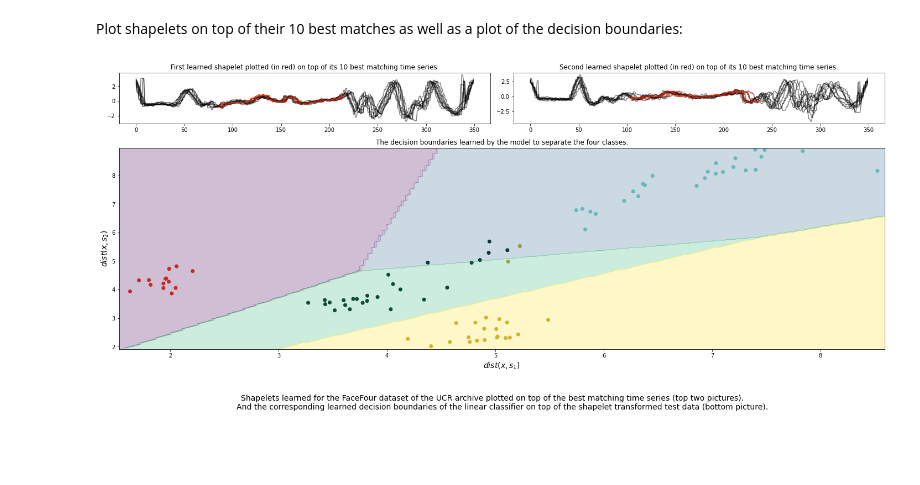
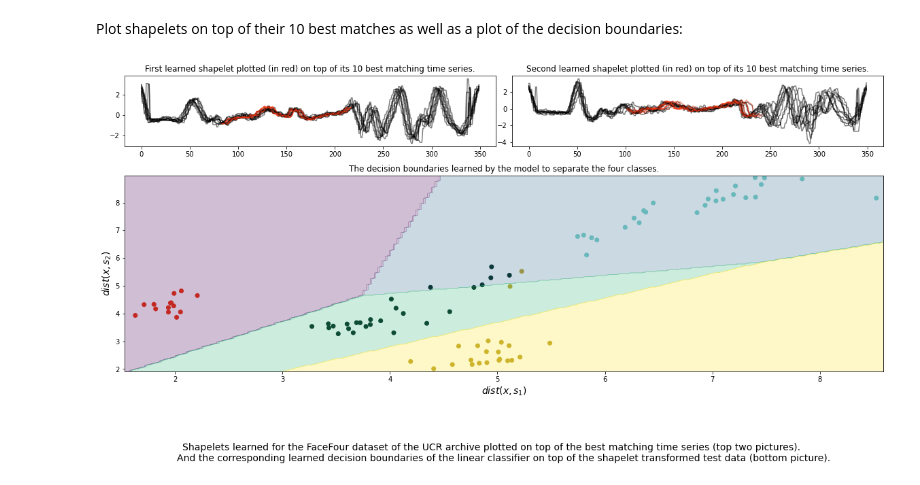
Before and after one commit to benibaeumle/Learning-Shapelets, a Jupyter notebook: demo/demo.ipynb, the cells around one changed output. Cells and saved outputs as stored; diff of their text form; code cells hidden in the pictures; blank space fills up the shorter version.

Commit message:
fix alignment of plots in demo.

```diff
--- a/demo/demo.ipynb
+++ b/demo/demo.ipynb
@@ -176,8 +176,7 @@ Parts of the code here are taken from [here](https://tslearn.readthedocs.io/en/s
 # %%
 def torch_dist_ts_shapelet(ts, shapelet, cuda=True):
     """
-    Calculate euclidean distance of shapelet to a time series via PyTorch
-    and returns the distance along with the position in the time series.
+    Calculate euclidean distance of shapelet to a time series via PyTorch and returns the distance along with the position in the time series.
     """
     if not isinstance(ts, torch.Tensor):
         ts = torch.tensor(ts, dtype=torch.float)
@@ -199,8 +198,7 @@ def torch_dist_ts_shapelet(ts, shapelet, cuda=True):
 
 def lead_pad_shapelet(shapelet, pos):
     """
-    Adding leading NaN values to shapelet to plot it on a time series
-    at the best matching position.
+    Adding leading NaN values to shapelet to plot it on a time series at the best matching position.
     """
     pad = numpy.empty(pos)
     pad[:] = numpy.NaN
@@ -225,15 +223,15 @@ Plot shapelets on top of their 10 best matches as well as a plot of the decision
 # %%
 fig = pyplot.figure(facecolor='white')
 fig.set_size_inches(20, 8)
-gs = fig.add_gridspec(4, 8)
-fig_ax1 = fig.add_subplot(gs[0, :4])
+gs = fig.add_gridspec(12, 8)
+fig_ax1 = fig.add_subplot(gs[0:3, :4])
 fig_ax1.set_title("First learned shapelet plotted (in red) on top of its 10 best matching time series.")
 for i in numpy.argsort(dist_s1)[:10]:
     fig_ax1.plot(X_test[i, 0], color='black', alpha=0.5)
     _, pos = torch_dist_ts_shapelet(X_test[i], shapelets[0])
     fig_ax1.plot(lead_pad_shapelet(shapelets[0, 0], pos), color='#F03613', alpha=0.5)
 
-fig_ax2 = fig.add_subplot(gs[0, 4:])
+fig_ax2 = fig.add_subplot(gs[0:3, 4:])
 fig_ax2.set_title("Second learned shapelet plotted (in red) on top of its 10 best matching time series.")
 for i in numpy.argsort(dist_s2)[:10]:
     fig_ax2.plot(X_test[i, 0], color='black', alpha=0.5)
@@ -241,33 +239,33 @@ for i in numpy.argsort(dist_s2)[:10]:
     fig_ax2.plot(lead_pad_shapelet(shapelets[1, 0], pos), color='#F03613', alpha=0.5)
 
 
-fig_ax3 = fig.add_subplot(gs[1:, :])
+fig_ax3 = fig.add_subplot(gs[4:, :])
 fig_ax3.set_title("The decision boundaries learned by the model to separate the four classes.")
 color = {0: '#F03613', 1: '#7BD4CC', 2: '#00281F', 3: '#BEA42E'}
 fig_ax3.scatter(dist_s1, dist_s2, color=[color[l] for l in y_test])
 
 
 viridis = cm.get_cmap('viridis', 4)
 # Create a meshgrid of the decision boundaries
 xmin = numpy.min(shapelet_transform[:, 0]) - 0.1
 xmax = numpy.max(shapelet_transform[:, 0]) + 0.1
 ymin = numpy.min(shapelet_transform[:, 1]) - 0.1
 ymax = numpy.max(shapelet_transform[:, 1]) + 0.1
 xx, yy = numpy.meshgrid(numpy.arange(xmin, xmax, (xmax - xmin)/200),
                         numpy.arange(ymin, ymax, (ymax - ymin)/200))
 Z = []
 for x, y in numpy.c_[xx.ravel(), yy.ravel()]:
     Z.append(numpy.argmax([biases[i] + weights[i][0]*x + weights[i][1]*y
                            for i in range(4)]))
 Z = numpy.array(Z).reshape(xx.shape)
 fig_ax3.contourf(xx, yy, Z / 3, cmap=viridis, alpha=0.25)
 fig_ax3.set_xlabel("$dist(x, s_1)$", fontsize=14)
 fig_ax3.set_ylabel("$dist(x, s_2)$", fontsize=14)
 
 caption = """Shapelets learned for the FaceFour dataset of the UCR archive plotted on top of the best matching time series (top two pictures).
         And the corresponding learned decision boundaries of the linear classifier on top of the shapelet transformed test data (bottom picture)."""
 pyplot.figtext(0.5, -0.1, caption, wrap=True, horizontalalignment='center', fontsize=14)
-pyplot.savefig('learning_shapelets.png', facecolor=fig.get_facecolor())
+pyplot.savefig('learning_shapelets.png', facecolor=fig.get_facecolor(), bbox_inches="tight")
 pyplot.show()
 # %% [output]
-[figure, old version]
+[figure, new version]
```
Also changed, not shown: parts of 1 cell of this notebook, 1 other file.
